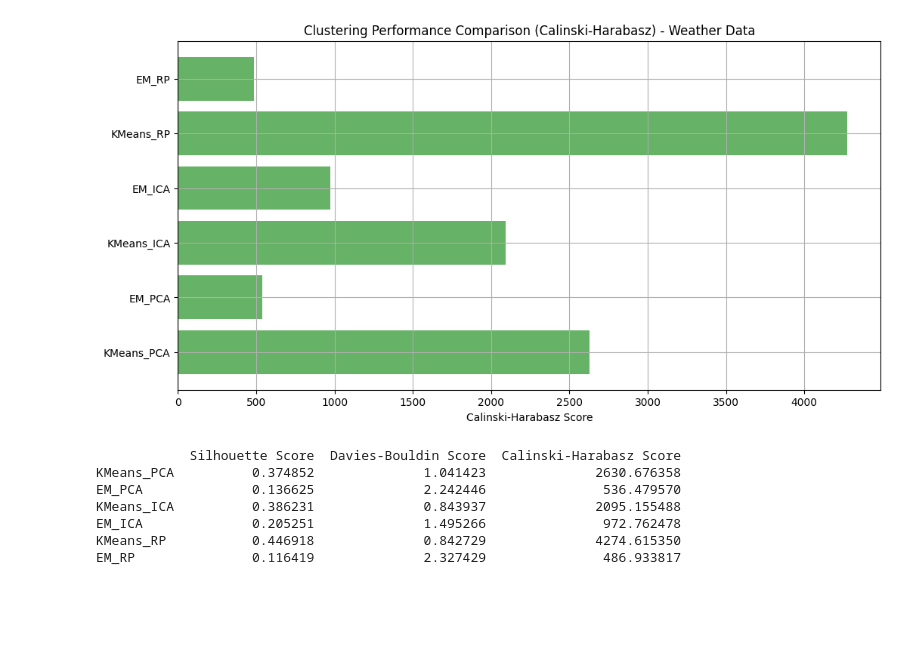
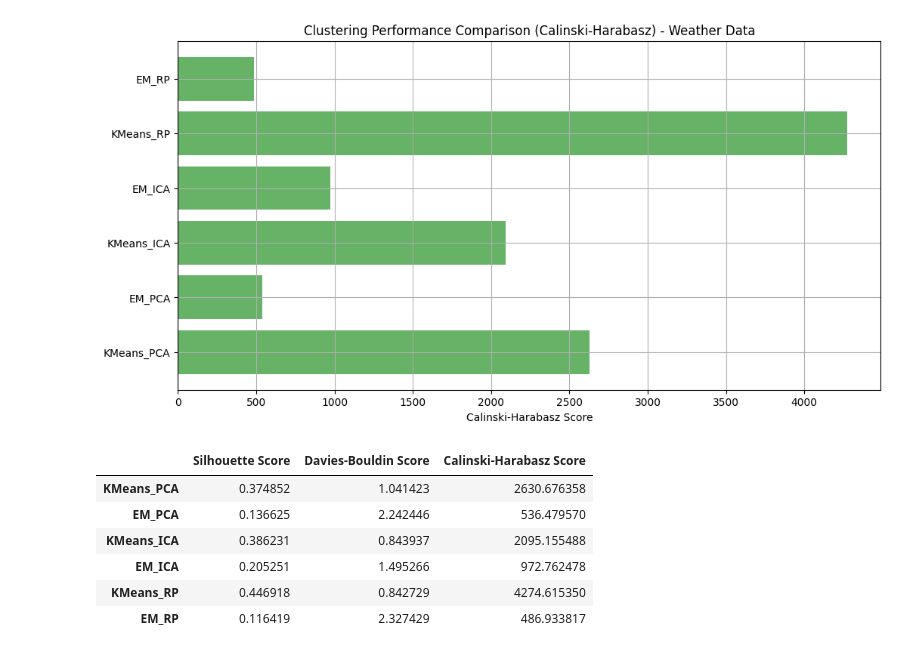
Before and after one commit to adi-tomar/Housing_Weather_UL_Dim_Reduction, a Jupyter notebook: algorithms/UL_weather.ipynb, the cells around one changed output. Saved outputs shown, nothing was run; the diff lists cells and outputs as text; code cells hidden in the pictures; blank space fills up the shorter version.

```diff
--- a/algorithms/UL_weather.ipynb
+++ b/algorithms/UL_weather.ipynb
@@ -441,18 +441,18 @@ plt.show()
 # %%
 # extract metric names
 methods = list(all_results.keys())
 silhouette_scores = [all_results[method][0] for method in methods]
 davies_bouldin_scores = [all_results[method][1] for method in methods]
 calinski_harabasz_scores = [all_results[method][2] for method in methods]
 
 df = pd.DataFrame({'Silhouette Score': silhouette_scores, 'Davies-Bouldin Score': davies_bouldin_scores, 'Calinski-Harabasz Score': calinski_harabasz_scores}, index=methods)
 
-print(df)
+df
 # %% [output]
-            Silhouette Score  Davies-Bouldin Score  Calinski-Harabasz Score
-KMeans_PCA          0.374852              1.041423              2630.676358
-EM_PCA              0.136625              2.242446               536.479570
-KMeans_ICA          0.386231              0.843937              2095.155488
-EM_ICA              0.205251              1.495266               972.762478
-KMeans_RP           0.446918              0.842729              4274.615350
-EM_RP               0.116419              2.327429               486.933817
+|  | Silhouette Score | Davies-Bouldin Score | Calinski-Harabasz Score |
+| KMeans_PCA | 0.374852 | 1.041423 | 2630.676358 |
+| EM_PCA | 0.136625 | 2.242446 | 536.479570 |
+| KMeans_ICA | 0.386231 | 0.843937 | 2095.155488 |
+| EM_ICA | 0.205251 | 1.495266 | 972.762478 |
+| KMeans_RP | 0.446918 | 0.842729 | 4274.615350 |
+| EM_RP | 0.116419 | 2.327429 | 486.933817 |
```
Also changed, not shown: 5 other files.
